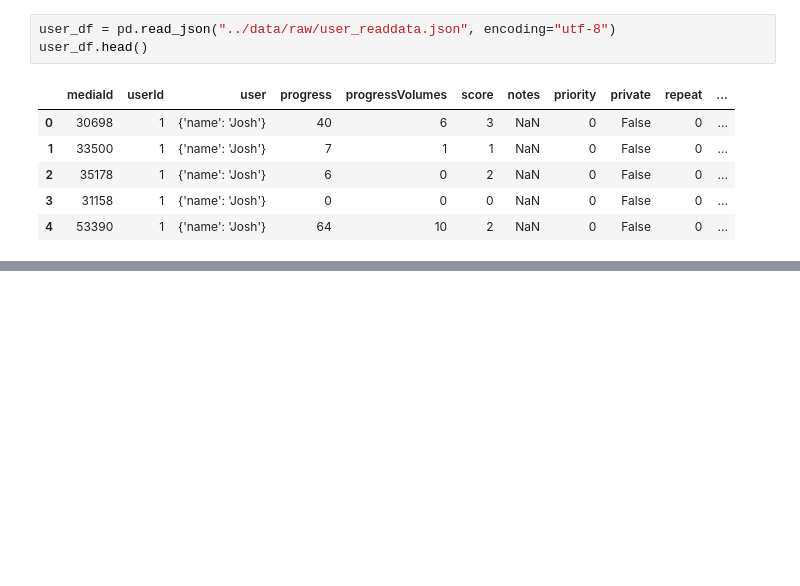
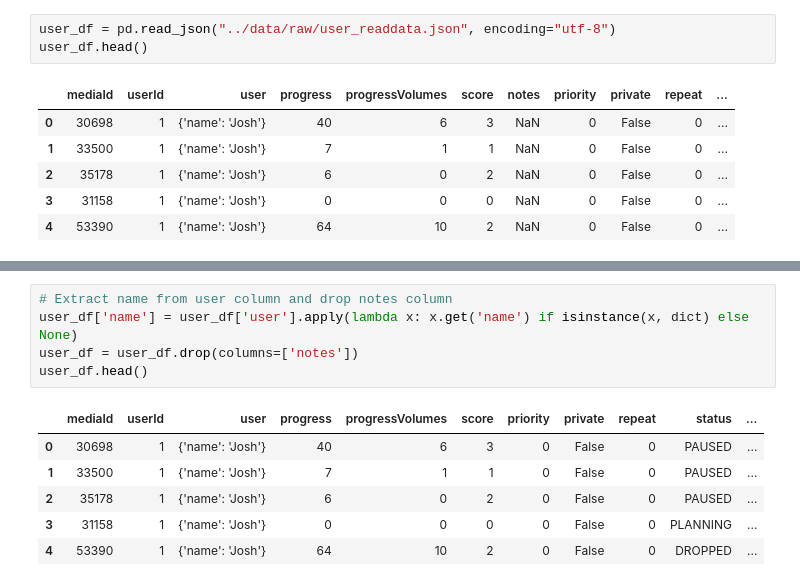
Before and after one commit to mannkenn/manga-recs, a Jupyter notebook: notebooks/data_cleaning.ipynb, the cells around one changed output, grey strips where cells are left out. Drawn from its saved outputs; the diff is of its cells as text; blank space fills up the shorter version.

```diff
--- a/notebooks/data_cleaning.ipynb
+++ b/notebooks/data_cleaning.ipynb
@@ -131,0 +217,12 @@ user_df.head()
+# %%
+# Extract name from user column and drop notes column
+user_df['name'] = user_df['user'].apply(lambda x: x.get('name') if isinstance(x, dict) else None)
+user_df = user_df.drop(columns=['notes'])
+user_df.head()
+# %% [output]
+|  | mediaId | userId | user | progress | progressVolumes | score | priority | private | repeat | status | ... |
+| 0 | 30698 | 1 | {'name': 'Josh'} | 40 | 6 | 3 | 0 | False | 0 | PAUSED | ... |
+| 1 | 33500 | 1 | {'name': 'Josh'} | 7 | 1 | 1 | 0 | False | 0 | PAUSED | ... |
+| 2 | 35178 | 1 | {'name': 'Josh'} | 6 | 0 | 2 | 0 | False | 0 | PAUSED | ... |
+| 3 | 31158 | 1 | {'name': 'Josh'} | 0 | 0 | 0 | 0 | False | 0 | PLANNING | ... |
+| 4 | 53390 | 1 | {'name': 'Josh'} | 64 | 10 | 2 | 0 | False | 0 | DROPPED | ... |
```
Also changed, not shown: parts of 11 cells of this notebook, 3 other files.
